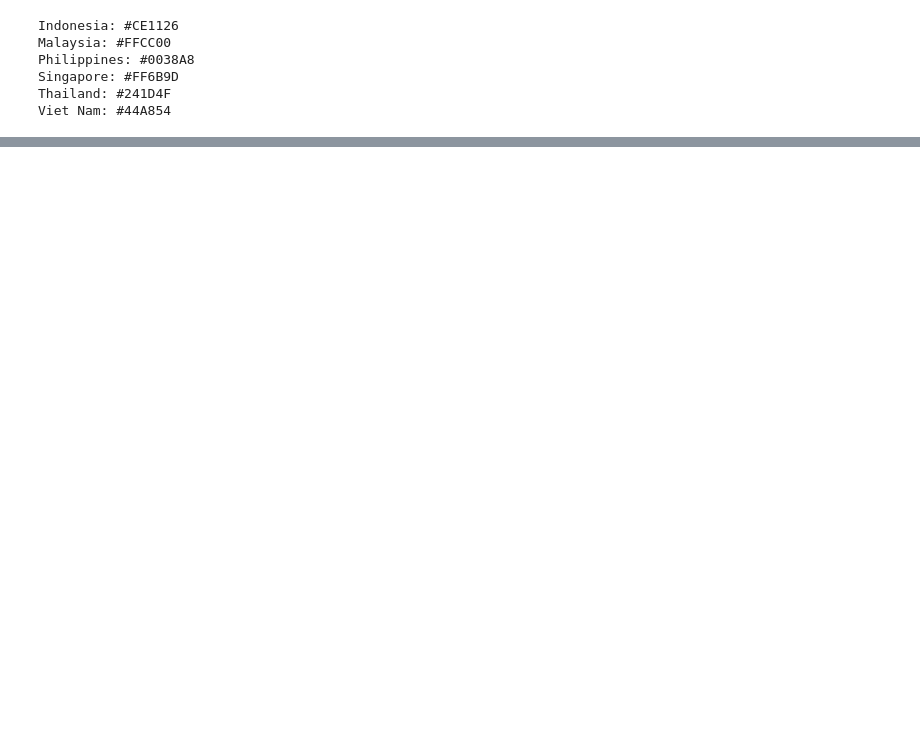
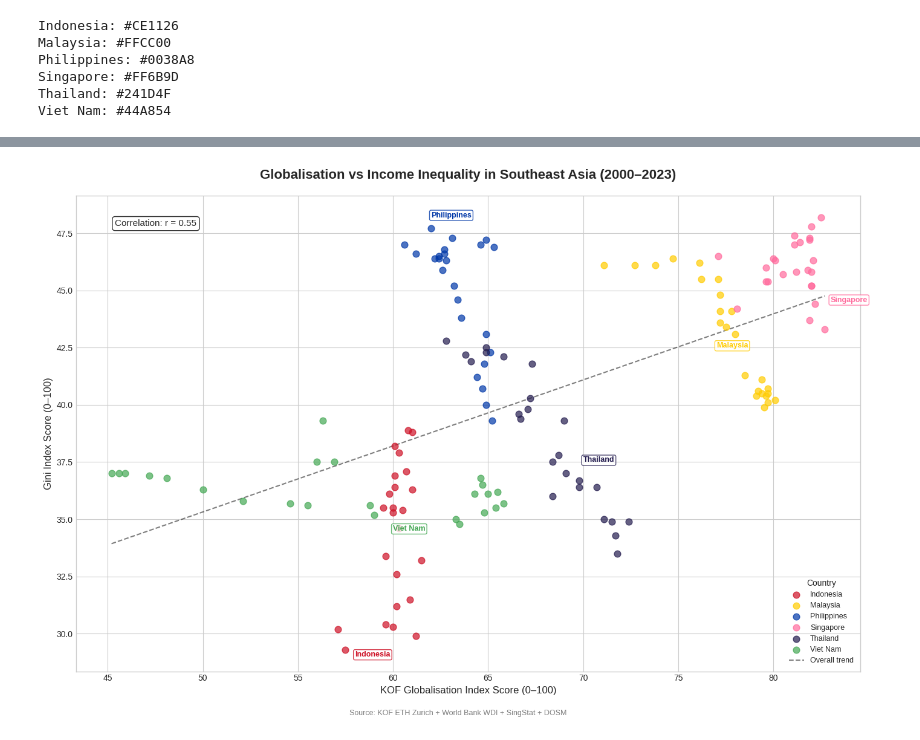
Before and after one commit to ansuman1981/SEA-Inequality-Research, a Jupyter notebook: SEA_Analysis.ipynb, the cells around one changed output, grey strips where cells are left out. Cells and saved outputs as stored; diff of their text form; code cells hidden in the pictures; blank space fills up the shorter version.

Commit message:
created charts for the the correlation and gini index and the ineqaulity index

```diff
--- a/SEA_Analysis.ipynb
+++ b/SEA_Analysis.ipynb
@@ -200,0 +193,87 @@ Chart 2 saved successfully
+# %%
+import numpy as np
+
+# ============================================
+# CHART 3 — Scatter Plot: KOFGI vs Gini
+# Question: Is there a relationship between
+# globalisation and income inequality?
+# Each dot = one country in one year
+# ============================================
+
+fig, ax = plt.subplots(figsize=(14, 9))
+
+# Loop through each country and plot its dots
+for country, color in country_colors.items():
+    country_data = df[df['Country'] == country]
+
+    # Plot scatter dots
+    ax.scatter(country_data['KOFGI'],
+               country_data['Gini'],
+               color=color,
+               s=60,
+               alpha=0.7,
+               label=country,
+               zorder=3)
+
+# Add trend line
+z = np.polyfit(df['KOFGI'], df['Gini'], 1)
+p = np.poly1d(z)
+x_line = np.linspace(df['KOFGI'].min(), df['KOFGI'].max(), 100)
+ax.plot(x_line, p(x_line),
+        color='black',
+        linestyle='--',
+        linewidth=1.5,
+        alpha=0.5,
+        label='Overall trend')
+
+# Calculate correlation
+correlation = df['KOFGI'].corr(df['Gini'])
+ax.text(0.05, 0.95, f'Correlation: r = {correlation:.2f}',
+        transform=ax.transAxes,
+        fontsize=11,
+        verticalalignment='top',
+        bbox=dict(boxstyle='round', facecolor='white', alpha=0.8))
+
+# Add country labels in a FIXED position away from dots
+# Using average position of each country cluster instead of last point
+label_positions = {
+    'Indonesia':   (58, 29.0),    # Bottom left area
+    'Malaysia':    (77, 42.5),    # Middle right
+    'Philippines': (62, 48.2),    # Top middle
+    'Singapore':   (83, 44.5),    # Far right
+    'Thailand':    (70, 37.5),    # Middle
+    'Viet Nam':    (60, 34.5),    # Bottom middle
+}
+
+for country, color in country_colors.items():
+    x, y = label_positions[country]
+    ax.annotate(country,
+                xy=(x, y),
+                fontsize=9,
+                color=color,
+                fontweight='bold',
+                bbox=dict(boxstyle='round,pad=0.2',
+                         facecolor='white',
+                         edgecolor=color,
+                         alpha=0.8))
+
+# Title and labels
+ax.set_title('Globalisation vs Income Inequality in Southeast Asia (2000–2023)',
+             fontsize=16, fontweight='bold', pad=20)
+ax.set_xlabel('KOF Globalisation Index Score (0–100)', fontsize=12)
+ax.set_ylabel('Gini Index Score (0–100)', fontsize=12)
+
+# Legend — no country names since we have labels on chart
+ax.legend(title='Country', fontsize=9, title_fontsize=10,
+          loc='lower right')
+
+fig.text(0.5, -0.02,
+         'Source: KOF ETH Zurich + World Bank WDI + SingStat + DOSM',
+         ha='center', fontsize=9, color='gray')
+
+plt.tight_layout()
+plt.savefig('chart3_scatter_kofgi_gini.png', dpi=300, bbox_inches='tight')
+plt.show()
+print(f"Chart 3 saved — Correlation: r = {correlation:.2f}")
+# %% [output]
+[figure, added]
```
Also changed, not shown: parts of 6 cells of this notebook.
